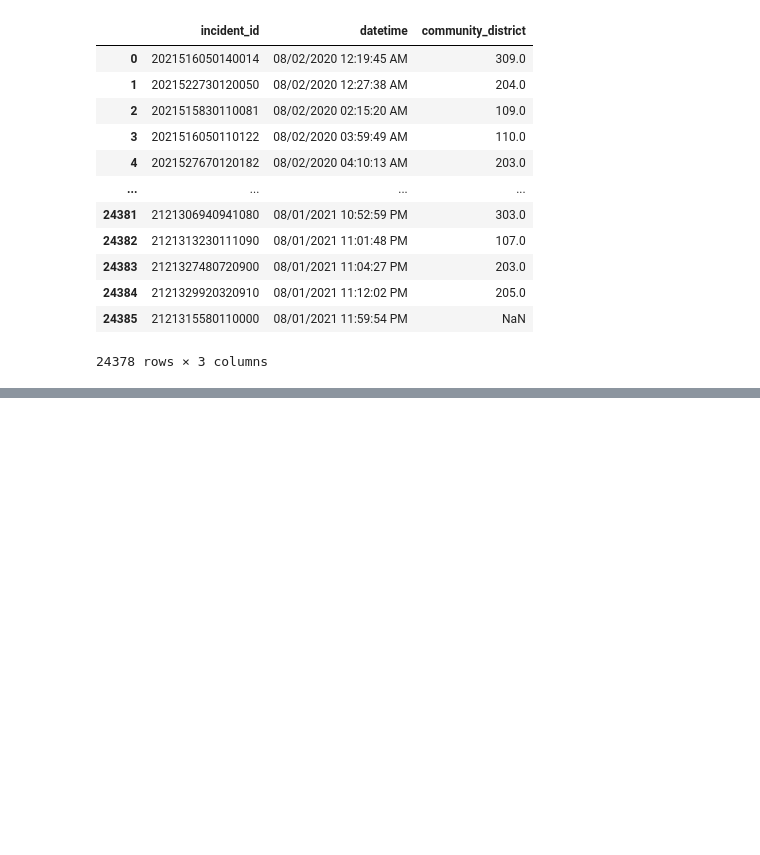
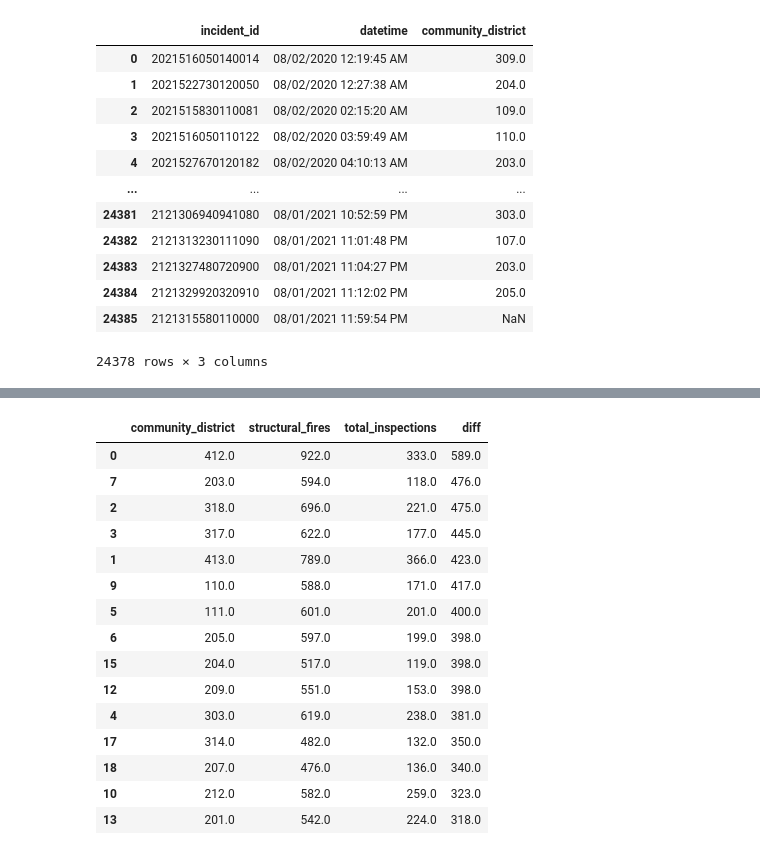
Before and after one commit to sadiebrown50/nyc_rbis_21, a Jupyter notebook: rbis_21.ipynb, the cells around one changed output, grey strips where cells are left out. Drawn from its saved outputs; the diff is of its cells as text; code cells hidden in the pictures; blank space fills up the shorter version.

```diff
--- a/rbis_21.ipynb
+++ b/rbis_21.ipynb
@@ -290,0 +387,21 @@ fires21
+# %%
+##Lets sort values to see the community districts with the greatest differences
+
+insp_vs_act.sort_values(by = 'diff', ascending = False).head(15)
+# %% [output]
+|  | community_district | structural_fires | total_inspections | diff |
+| 0 | 412.0 | 922.0 | 333.0 | 589.0 |
+| 7 | 203.0 | 594.0 | 118.0 | 476.0 |
+| 2 | 318.0 | 696.0 | 221.0 | 475.0 |
+| 3 | 317.0 | 622.0 | 177.0 | 445.0 |
+| 1 | 413.0 | 789.0 | 366.0 | 423.0 |
+| 9 | 110.0 | 588.0 | 171.0 | 417.0 |
+| 5 | 111.0 | 601.0 | 201.0 | 400.0 |
+| 6 | 205.0 | 597.0 | 199.0 | 398.0 |
+| 15 | 204.0 | 517.0 | 119.0 | 398.0 |
+| 12 | 209.0 | 551.0 | 153.0 | 398.0 |
+| 4 | 303.0 | 619.0 | 238.0 | 381.0 |
+| 17 | 314.0 | 482.0 | 132.0 | 350.0 |
+| 18 | 207.0 | 476.0 | 136.0 | 340.0 |
+| 10 | 212.0 | 582.0 | 259.0 | 323.0 |
+| 13 | 201.0 | 542.0 | 224.0 | 318.0 |
```
Also changed, not shown: parts of 12 cells of this notebook.
